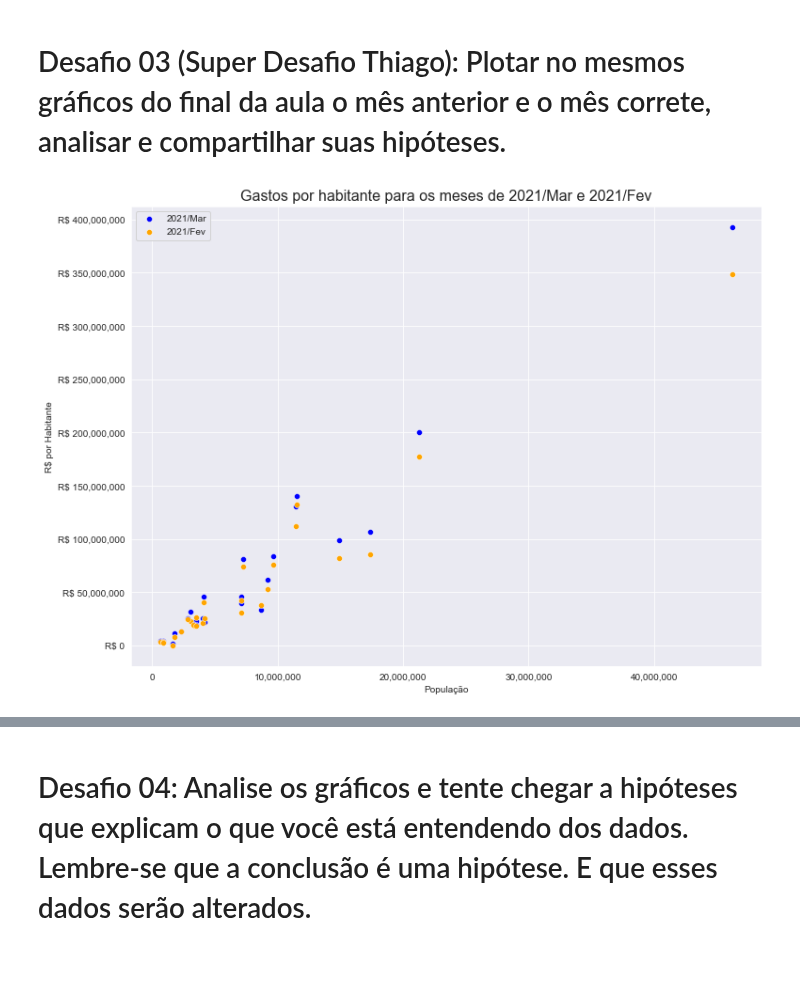
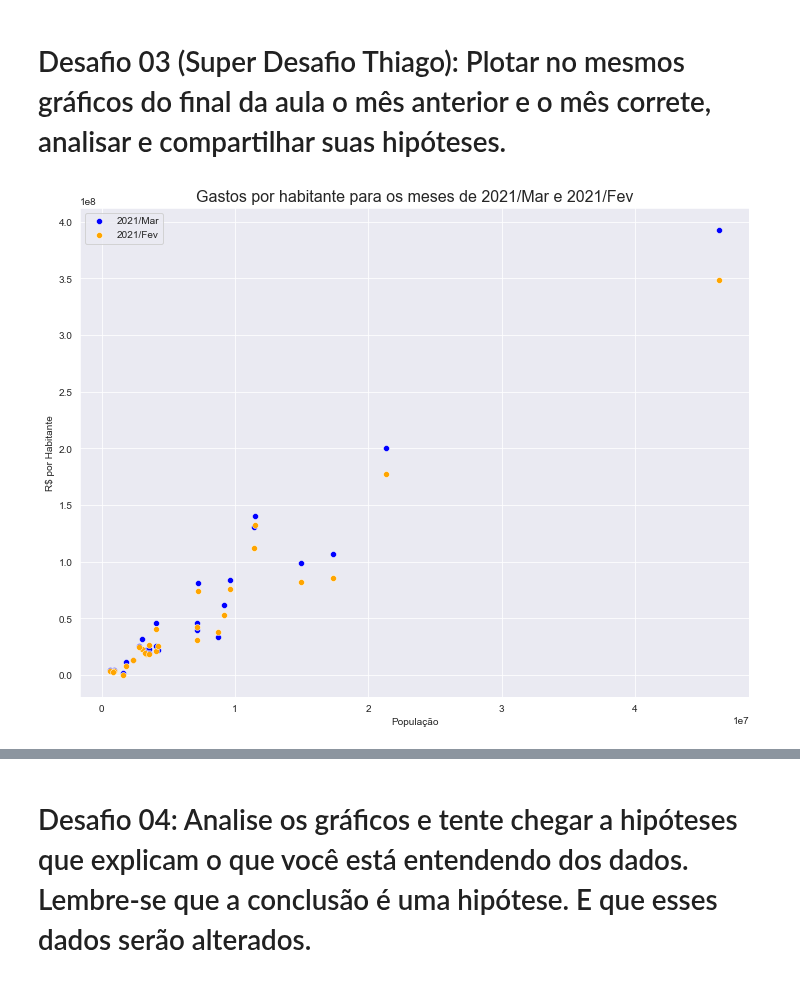
Before and after one commit to antoniodragoc/Bootcamp_Data_Science_Aplicada, a Jupyter notebook: Modulo02/m02a02.ipynb, the cells around one changed output, grey strips where cells are left out. Saved outputs shown, nothing was run; the diff lists cells and outputs as text; code cells hidden in the pictures.

```diff
--- a/Modulo02/m02a02.ipynb
+++ b/Modulo02/m02a02.ipynb
@@ -165,21 +166,22 @@ Text(0, 0.5, 'R$ por Habitante')
 # Desafio 03 (Super Desafio Thiago): Plotar no mesmos gráficos do final da aula o mês anterior e o mês correte, analisar e compartilhar suas hipóteses.
 # %%
 # Definindo a figura
-fig, ax = plt.subplots(figsize = (12,9))
+#fig, ax = plt.subplots(figsize = (12,9))
+plt.figure(figsize= (12,9))
 
 # Criando os Plots
 sns.scatterplot(data=gastos, x = 'População', y =gastos.columns[1], label = gastos.columns[1], color = 'b')
 sns.scatterplot(data=gastos, x = 'População', y =gastos.columns[2], label = gastos.columns[2], color = 'orange')
 
 # Formatando os eixos
 ax.yaxis.set_major_formatter(ticker.StrMethodFormatter("R$ {x:,.0f}"))
 ax.xaxis.set_major_formatter(ticker.StrMethodFormatter("{x:,.0f}"))
 
 # Formatando a Figura
 plt.title('Gastos por habitante para os meses de {} e {}'.format(gastos.columns[1],gastos.columns[2]), size = 16)
 plt.ylabel('R$ por Habitante')
 plt.show()
 # %% [output]
-[figure, old version]
+[figure, new version]
 # %%
 # Definindo a figura
```
Also changed, not shown: parts of 3 cells of this notebook.
